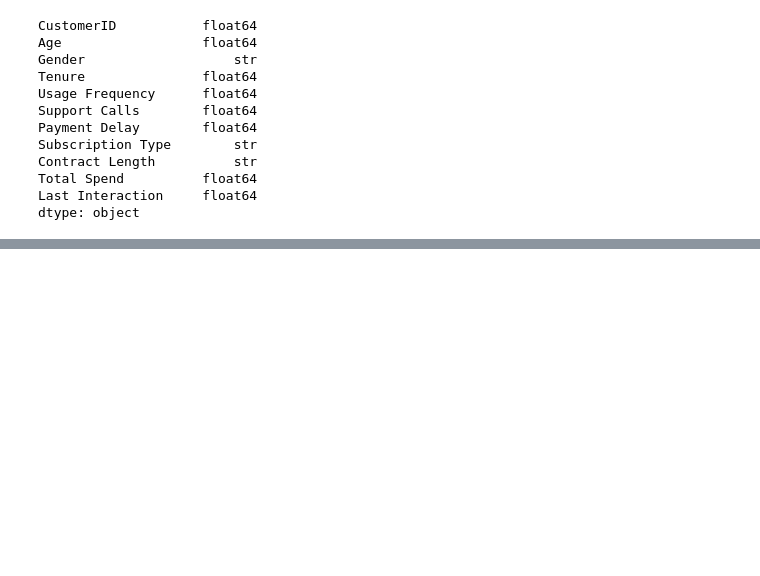
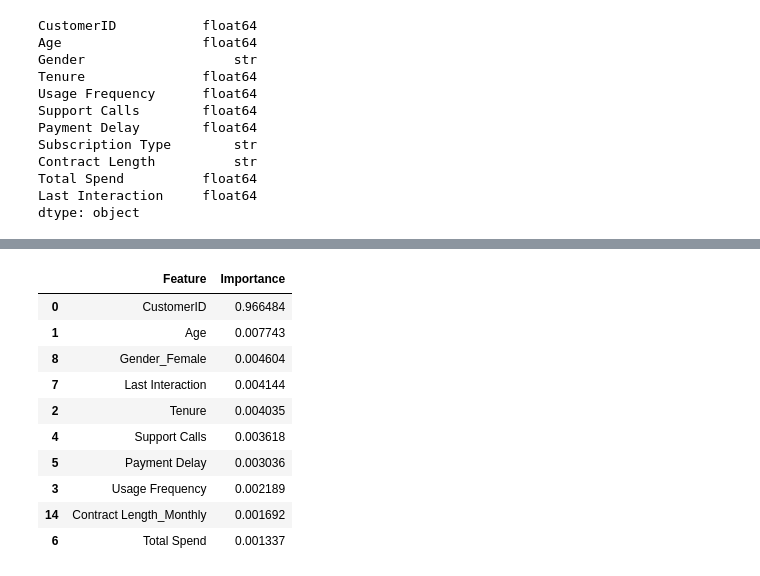
Before and after one commit to mustafagohar-sp/AI-ML-Internship, a Jupyter notebook: Week 2/customer_churn_dt.ipynb, the cells around one changed output, grey strips where cells are left out. Saved outputs shown, nothing was run; the diff lists cells and outputs as text; code cells hidden in the pictures; blank space fills up the shorter version.

```diff
--- a/Week 2/customer_churn_dt.ipynb
+++ b/Week 2/customer_churn_dt.ipynb
@@ -218,0 +238,2 @@ X_test = pd.get_dummies(
+# %%
+train_df = train_df.dropna(subset=["Churn"])
@@ -218,0 +257,20 @@ X_test = pd.get_dummies(
+# %%
+# Recreate features from the original dataframes
+X_train = train_df.drop("Churn", axis=1)
+y_train = train_df["Churn"]
+
+X_test = test_df.drop("Churn", axis=1)
+y_test = test_df["Churn"]
+# %%
+categorical_columns = [
+    "Gender",
+    "Subscription Type",
+    "Contract Length"
+]
+
+X_train = pd.get_dummies(X_train, columns=categorical_columns)
+X_test = pd.get_dummies(X_test, columns=categorical_columns)
+
+X_train, X_test = X_train.align(X_test, join="left", axis=1, fill_value=0)
+# %%
+dt.fit(X_train , y_train)
@@ -218,0 +332,24 @@ X_test = pd.get_dummies(
+# %%
+feature_importance = pd.DataFrame({
+    "Feature": X_train.columns,
+    "Importance": dt.feature_importances_
+})
+
+feature_importance = feature_importance.sort_values(
+    by="Importance",
+    ascending=False
+)
+
+feature_importance.head(10)
+# %% [output]
+|  | Feature | Importance |
+| 0 | CustomerID | 0.966484 |
+| 1 | Age | 0.007743 |
+| 8 | Gender_Female | 0.004604 |
+| 7 | Last Interaction | 0.004144 |
+| 2 | Tenure | 0.004035 |
+| 4 | Support Calls | 0.003618 |
+| 5 | Payment Delay | 0.003036 |
+| 3 | Usage Frequency | 0.002189 |
+| 14 | Contract Length_Monthly | 0.001692 |
+| 6 | Total Spend | 0.001337 |
```
Also changed, not shown: parts of 13 cells of this notebook.
